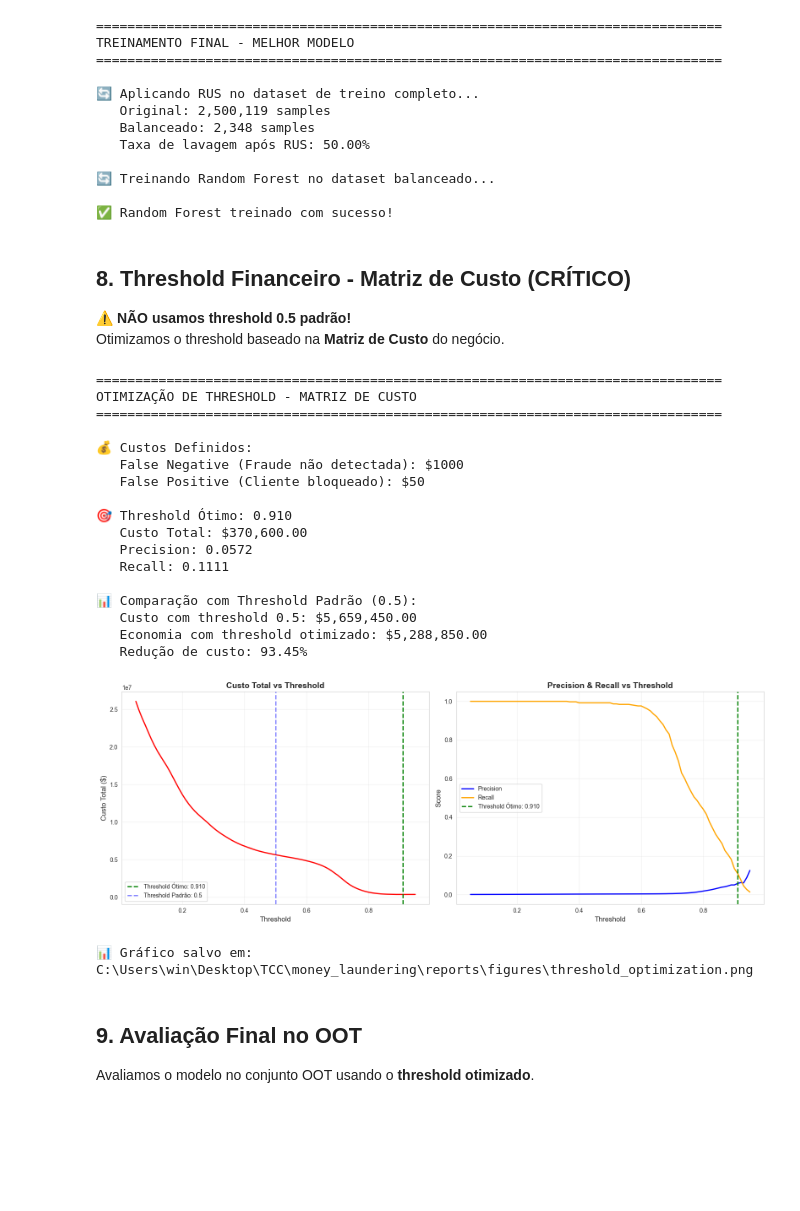
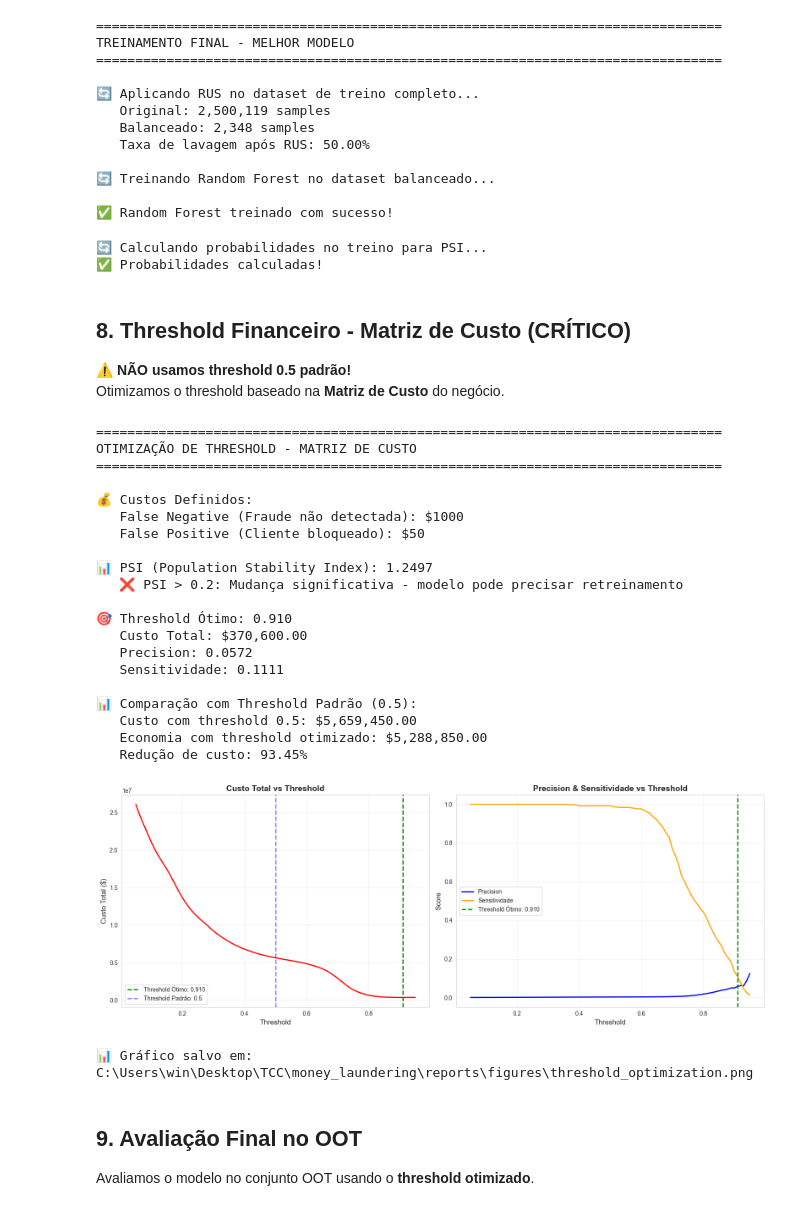
Before and after one commit to uniesecruz/anti_money_laundering, a Jupyter notebook: money_laundering/notebooks/08_treinamento_timeseriesplit.ipynb, the cells around one changed output. Cells and saved outputs as stored; diff of their text form; code cells hidden in the pictures; blank space fills up the shorter version.

```diff
--- a/money_laundering/notebooks/08_treinamento_timeseriesplit.ipynb
+++ b/money_laundering/notebooks/08_treinamento_timeseriesplit.ipynb
@@ -249,10 +306,10 @@ def train_with_temporal_cv(model, X, y, tscv, use_rus=True):
     """
     val_scores = {
         'precision': [],
-        'recall': [],
-        'f1': [],
+        'sensitividade': [],
         'roc_auc': [],
-        'avg_precision': []
+        'avg_precision': [],
+        'ks': []
     }
 
     for fold_idx, (train_idx, val_idx) in enumerate(tscv.split(X), 1):
@@ -273,11 +330,14 @@ def train_with_temporal_cv(model, X, y, tscv, use_rus=True):
         y_pred = (y_pred_proba >= 0.5).astype(int)
 
         # Calcular métricas
+        # Sensitividade = TP / (TP + FN) = Recall
+        sensitividade = recall_score(y_fold_val, y_pred, zero_division=0)
+
         val_scores['precision'].append(precision_score(y_fold_val, y_pred, zero_division=0))
-        val_scores['recall'].append(recall_score(y_fold_val, y_pred, zero_division=0))
-        val_scores['f1'].append(f1_score(y_fold_val, y_pred, zero_division=0))
+        val_scores['sensitividade'].append(sensitividade)
         val_scores['roc_auc'].append(roc_auc_score(y_fold_val, y_pred_proba))
         val_scores['avg_precision'].append(average_precision_score(y_fold_val, y_pred_proba))
+        val_scores['ks'].append(calculate_ks(y_fold_val, y_pred_proba))
 
     # Médias
     avg_scores = {metric: np.mean(scores) for metric, scores in val_scores.items()}
@@ -425,6 +498,15 @@ TREINAMENTO FINAL - MELHOR MODELO
 🔄 Treinando Random Forest no dataset balanceado...
 
 ✅ Random Forest treinado com sucesso!
+# %%
+# Calcular probabilidades no treino para PSI
+print("\n🔄 Calculando probabilidades no treino para PSI...")
+y_train_proba = best_model.predict_proba(X_train_balanced)[:, 1]
+
+print(f"✅ Probabilidades calculadas!")
+# %% [output]
+🔄 Calculando probabilidades no treino para PSI...
+✅ Probabilidades calculadas!
 # %% [markdown]
 ## 8. Threshold Financeiro - Matriz de Custo (CRÍTICO)
 
@@ -446,11 +528,21 @@ print(f"   False Positive (Cliente bloqueado): ${COST_FP}")
 # Predições de probabilidade no OOT
 y_oot_proba = best_model.predict_proba(X_oot)[:, 1]
 
+# Calcular PSI entre treino e OOT
+psi_value = calculate_psi(y_train_proba, y_oot_proba)
+print(f"\n📊 PSI (Population Stability Index): {psi_value:.4f}")
+if psi_value < 0.1:
+    print("   ✅ PSI < 0.1: Mudança insignificante")
+elif psi_value < 0.2:
+    print("   ⚠️ PSI entre 0.1-0.2: Mudança moderada")
+else:
+    print("   ❌ PSI > 0.2: Mudança significativa - modelo pode precisar retreinamento")
+
 # Testar diferentes thresholds
 thresholds = np.arange(0.05, 0.96, 0.01)
 costs = []
 precisions = []
-recalls = []
+sensitividades = []
 
 for threshold in thresholds:
     y_oot_pred = (y_oot_proba >= threshold).astype(int)
@@ -464,10 +556,10 @@ for threshold in thresholds:
 
     # Métricas
     precision = tp / (tp + fp) if (tp + fp) > 0 else 0
-    recall = tp / (tp + fn) if (tp + fn) > 0 else 0
+    sensitividade = tp / (tp + fn) if (tp + fn) > 0 else 0
 
     precisions.append(precision)
-    recalls.append(recall)
+    sensitividades.append(sensitividade)
 
 # Encontrar threshold ótimo (custo mínimo)
 optimal_idx = np.argmin(costs)
@@ -477,7 +569,7 @@ optimal_cost = costs[optimal_idx]
 print(f"\n🎯 Threshold Ótimo: {optimal_threshold:.3f}")
 print(f"   Custo Total: ${optimal_cost:,.2f}")
 print(f"   Precision: {precisions[optimal_idx]:.4f}")
-print(f"   Recall: {recalls[optimal_idx]:.4f}")
+print(f"   Sensitividade: {sensitividades[optimal_idx]:.4f}")
 
 # Comparar com threshold padrão 0.5
 default_idx = np.argmin(np.abs(thresholds - 0.5))
@@ -496,10 +588,13 @@ OTIMIZAÇÃO DE THRESHOLD - MATRIZ DE CUSTO
    False Negative (Fraude não detectada): $1000
    False Positive (Cliente bloqueado): $50
 
+📊 PSI (Population Stability Index): 1.2497
+   ❌ PSI > 0.2: Mudança significativa - modelo pode precisar retreinamento
+
 🎯 Threshold Ótimo: 0.910
    Custo Total: $370,600.00
    Precision: 0.0572
-   Recall: 0.1111
+   Sensitividade: 0.1111
 
 📊 Comparação com Threshold Padrão (0.5):
    Custo com threshold 0.5: $5,659,450.00
@@ -508,37 +603,37 @@ OTIMIZAÇÃO DE THRESHOLD - MATRIZ DE CUSTO
 # %%
 # Visualizar curva de custo
 fig, axes = plt.subplots(1, 2, figsize=(16, 6))
 
 # Plot 1: Custo Total vs Threshold
 axes[0].plot(thresholds, costs, linewidth=2, color='red')
 axes[0].axvline(optimal_threshold, color='green', linestyle='--', linewidth=2,
                 label=f'Threshold Ótimo: {optimal_threshold:.3f}')
 axes[0].axvline(0.5, color='blue', linestyle='--', linewidth=2, alpha=0.5,
                 label='Threshold Padrão: 0.5')
 axes[0].set_xlabel('Threshold', fontsize=12)
 axes[0].set_ylabel('Custo Total ($)', fontsize=12)
 axes[0].set_title('Custo Total vs Threshold', fontsize=14, fontweight='bold')
 axes[0].legend()
 axes[0].grid(alpha=0.3)
 
-# Plot 2: Precision-Recall vs Threshold
+# Plot 2: Precision-Sensitividade vs Threshold
 axes[1].plot(thresholds, precisions, linewidth=2, label='Precision', color='blue')
-axes[1].plot(thresholds, recalls, linewidth=2, label='Recall', color='orange')
+axes[1].plot(thresholds, sensitividades, linewidth=2, label='Sensitividade', color='orange')
 axes[1].axvline(optimal_threshold, color='green', linestyle='--', linewidth=2,
                 label=f'Threshold Ótimo: {optimal_threshold:.3f}')
 axes[1].set_xlabel('Threshold', fontsize=12)
 axes[1].set_ylabel('Score', fontsize=12)
-axes[1].set_title('Precision & Recall vs Threshold', fontsize=14, fontweight='bold')
+axes[1].set_title('Precision & Sensitividade vs Threshold', fontsize=14, fontweight='bold')
 axes[1].legend()
 axes[1].grid(alpha=0.3)
 
 plt.tight_layout()
 plt.savefig(get_figure_path('threshold_optimization.png'))
 plt.show()
 
 print(f"\n📊 Gráfico salvo em: {get_figure_path('threshold_optimization.png')}")
 # %% [output]
-[figure, old version]
+[figure, new version]
 📊 Gráfico salvo em: C:\Users\win\Desktop\TCC\money_laundering\reports\figures\threshold_optimization.png
 # %% [markdown]
 ## 9. Avaliação Final no OOT
```
Also changed, not shown: parts of 8 cells of this notebook, 3 other files.
